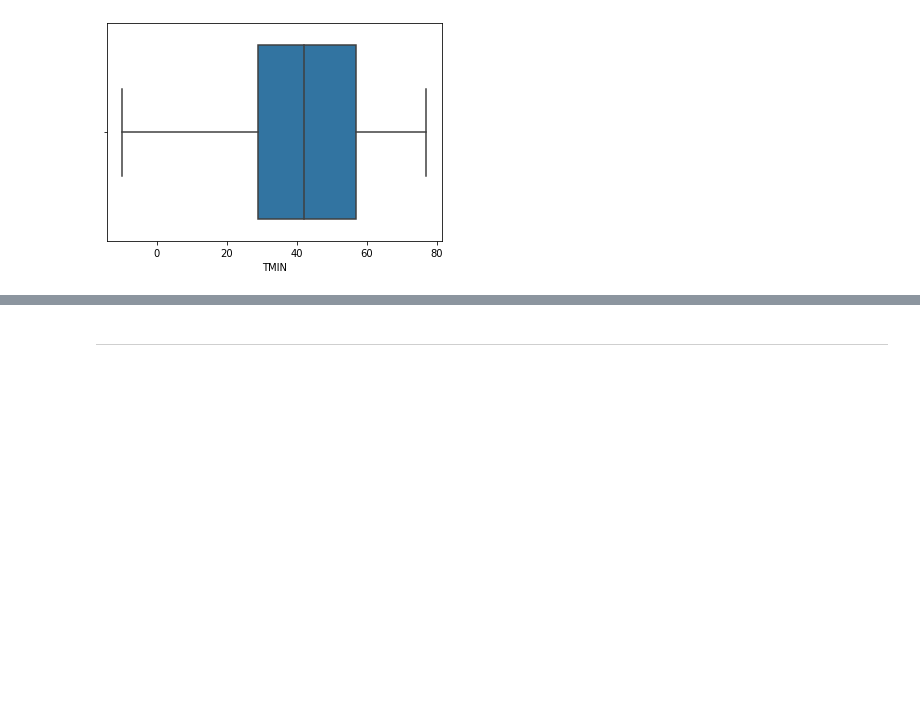
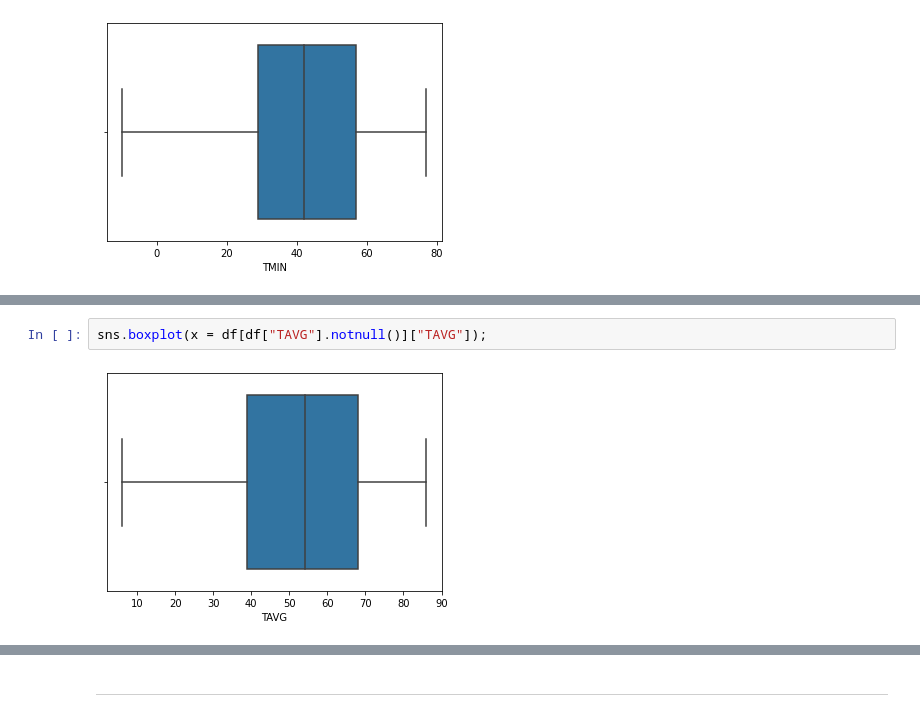
Before and after one commit to Ertugrul-Kurubal/Data-Analysis-With-Python-Projects, a Jupyter notebook: 04-Analyzing The Effect Of Weather On Policing (Student).ipynb, the cells around one changed output, grey strips where cells are left out. Saved outputs shown, nothing was run; the diff lists cells and outputs as text; blank space fills up the shorter version.

```diff
--- a/04-Analyzing The Effect Of Weather On Policing (Student).ipynb
+++ b/04-Analyzing The Effect Of Weather On Policing (Student).ipynb
@@ -98,0 +103,4 @@ sns.boxplot(x = df.TMIN);
+# %%
+sns.boxplot(x = df[df["TAVG"].notnull()]["TAVG"]);
+# %% [output]
+[figure, added]
```
Also changed, not shown: parts of 6 cells of this notebook.
